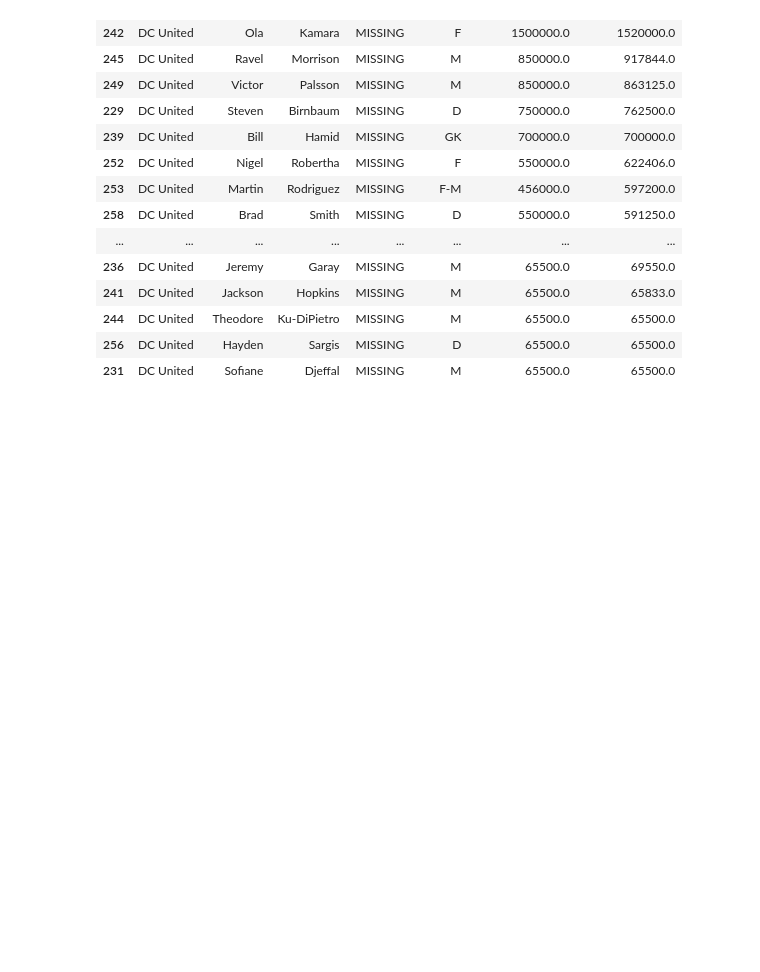
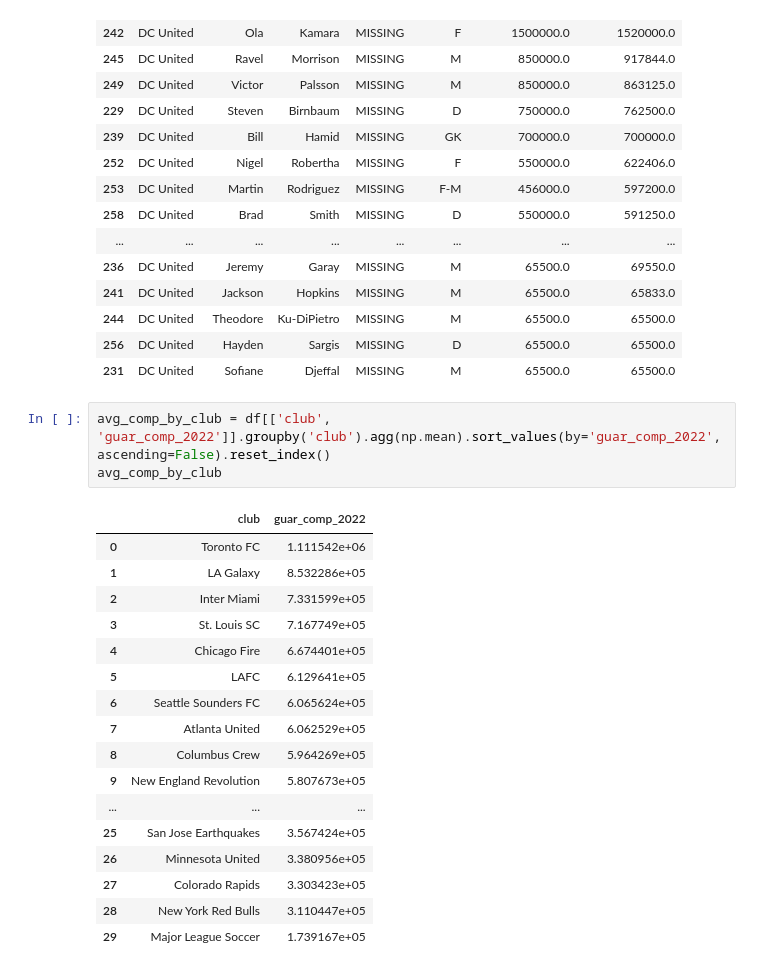
Before and after one commit to zshoorbajee/major_league_soccer_data, a Jupyter notebook: exploring_salaries.ipynb, the cells around one changed output. Cells and saved outputs as stored; diff of their text form; blank space fills up the shorter version.

```diff
--- a/mls_salaries.ipynb
+++ b/exploring_salaries.ipynb
@@ -161,3 +142,24 @@ df[df['club']=='DC United'].sort_values(by='guar_comp_2022', ascending=False)
 | 244 | DC United | Theodore | Ku-DiPietro | MISSING | M | 65500.0 | 65500.0 |
 | 256 | DC United | Hayden | Sargis | MISSING | D | 65500.0 | 65500.0 |
 | 231 | DC United | Sofiane | Djeffal | MISSING | M | 65500.0 | 65500.0 |
+# %%
+avg_comp_by_club = df[['club', 'guar_comp_2022']].groupby('club').agg(np.mean).sort_values(by='guar_comp_2022', ascending=False).reset_index()
+avg_comp_by_club
+# %% [output]
+|  | club | guar_comp_2022 |
+| 0 | Toronto FC | 1.111542e+06 |
+| 1 | LA Galaxy | 8.532286e+05 |
+| 2 | Inter Miami | 7.331599e+05 |
+| 3 | St. Louis SC | 7.167749e+05 |
+| 4 | Chicago Fire | 6.674401e+05 |
+| 5 | LAFC | 6.129641e+05 |
+| 6 | Seattle Sounders FC | 6.065624e+05 |
+| 7 | Atlanta United | 6.062529e+05 |
+| 8 | Columbus Crew | 5.964269e+05 |
+| 9 | New England Revolution | 5.807673e+05 |
+| ... | ... | ... |
+| 25 | San Jose Earthquakes | 3.567424e+05 |
+| 26 | Minnesota United | 3.380956e+05 |
+| 27 | Colorado Rapids | 3.303423e+05 |
+| 28 | New York Red Bulls | 3.110447e+05 |
+| 29 | Major League Soccer | 1.739167e+05 |
```
Also changed, not shown: parts of 4 cells of this notebook, 1 other file.
